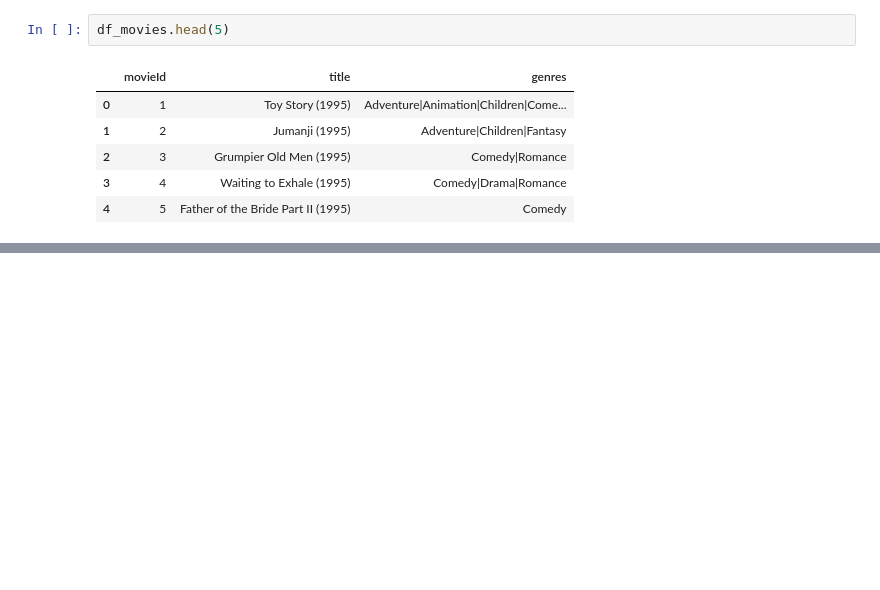
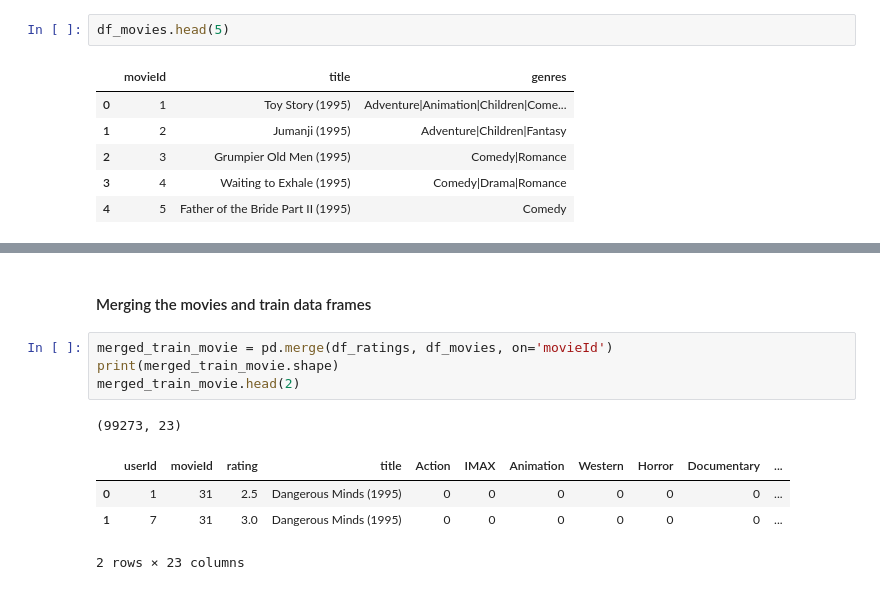
Before and after one commit to Explore-AI/unsupervised-predict-streamlit-template, a Jupyter notebook: 2110ACDS_T3_Movie_Recommender_Main_Notebook.ipynb, the cells around one changed output, grey strips where cells are left out. Drawn from its saved outputs; the diff is of its cells as text; blank space fills up the shorter version.

```diff
--- a/2110ACDS_T3_Movie_Recommender_Main_Notebook.ipynb
+++ b/2110ACDS_T3_Movie_Recommender_Main_Notebook.ipynb
@@ -316,0 +229,12 @@ print(cosine_sim_movies)
+# %% [markdown]
+#### Merging the movies and train data frames
+# %%
+merged_train_movie = pd.merge(df_ratings, df_movies, on='movieId')
+print(merged_train_movie.shape)
+merged_train_movie.head(2)
+# %% [output]
+(99273, 23)
+|  | userId | movieId | rating | title | Action | IMAX | Animation | Western | Horror | Documentary | ... |
+| 0 | 1 | 31 | 2.5 | Dangerous Minds (1995) | 0 | 0 | 0 | 0 | 0 | 0 | ... |
+| 1 | 7 | 31 | 3.0 | Dangerous Minds (1995) | 0 | 0 | 0 | 0 | 0 | 0 | ... |
+2 rows × 23 columns
```
Also changed, not shown: parts of 77 cells of this notebook.
